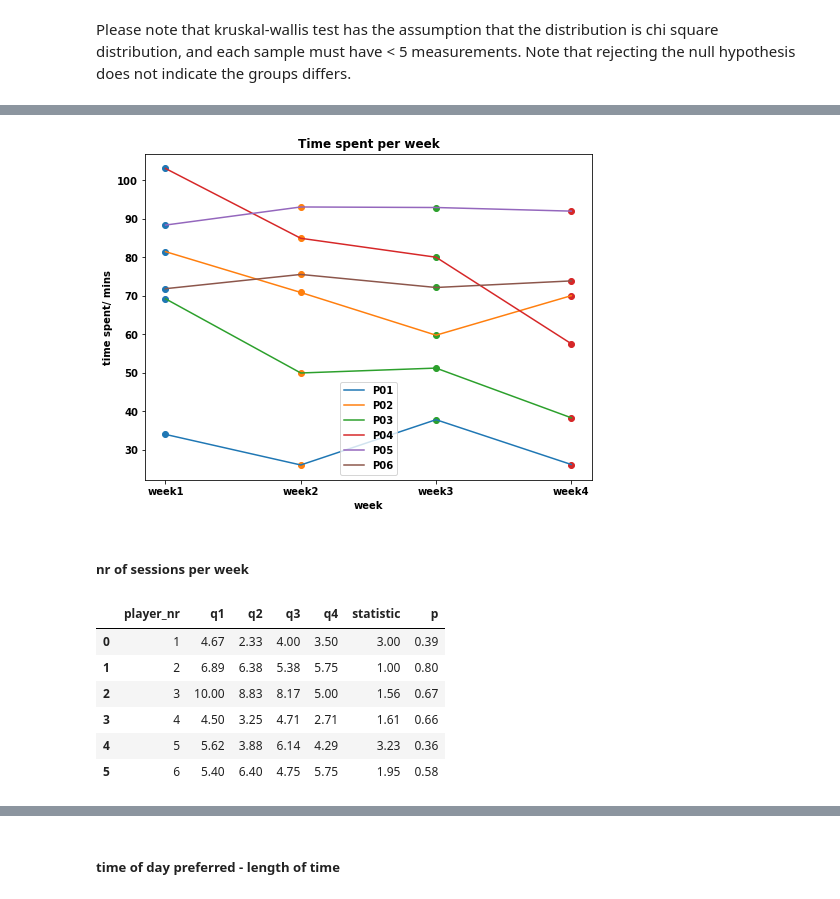
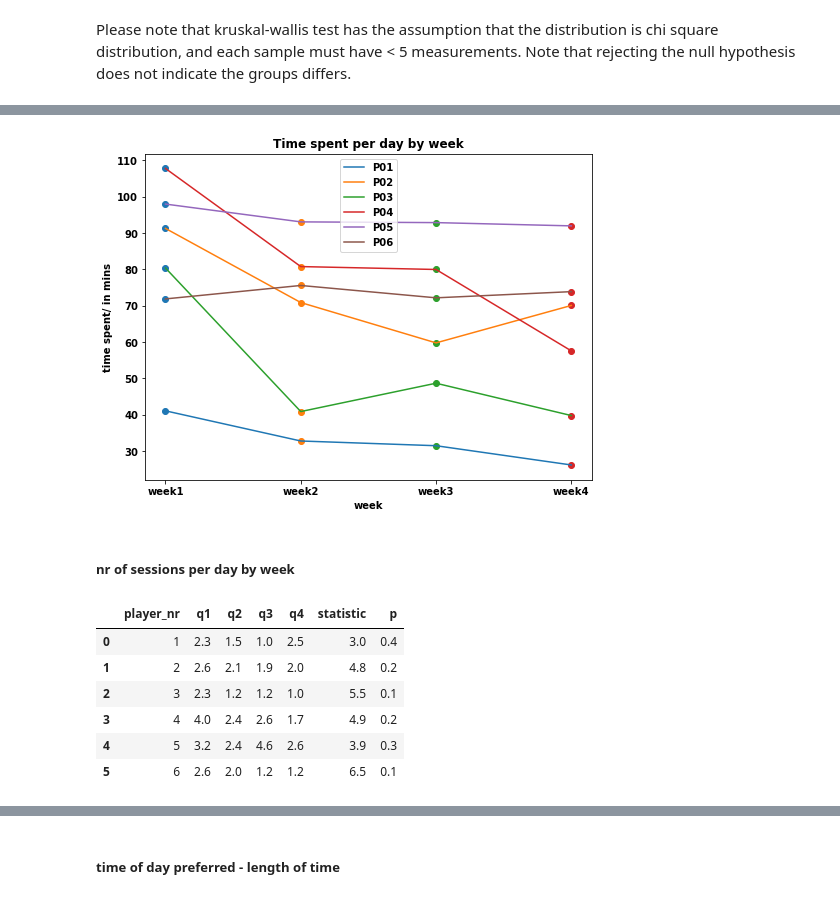
Before and after one commit to doscsy12/robotic_hometherapy, a Jupyter notebook: EDA_summary.ipynb, the cells around one changed output, grey strips where cells are left out. Saved outputs shown, nothing was run; the diff lists cells and outputs as text; code cells hidden in the pictures.

```diff
--- a/EDA_summary.ipynb
+++ b/EDA_summary.ipynb
@@ -42,6 +40,9 @@ list_of_timegroupsession = [pd.read_csv(filename) for filename in glob.glob(path
 # %%
 list_of_timesession = []
 list_of_timesession = [pd.read_csv(filename) for filename in glob.glob(path + '*_time_session.csv')]
+# %%
+list_of_ori_session = []
+list_of_ori_session = [pd.read_csv(filename) for filename in glob.glob(path + '*_ori_sessions.csv')]
 # %%
 list_of_genpam = []
 list_of_genpam = [pd.read_csv(filename) for filename in glob.glob(path + '*_gen_parameters.csv')]
@@ -125,0 +262,26 @@ Please note that this chisq test is invalid as the total number of samples is re
+# %%
+player_nr = []
+all_ave_lapsed_time = []
+ave_lapsed_days = []
+ave_lapsed_hours = []
+ave_lapsed_mins = []
+
+for nr, session in enumerate(list_of_ori_session):
+    player_nr.append(nr+1)
+    session['lapsed_time'] = np.nan
+    session = session.sort_values('start')
+
+    for row in range(0,len(session)-1):
+        session['lapsed_time'].iloc[row+1] = session.iloc[row+1]['start'] - session.iloc[row]['end']
+
+    all_ave_lapsed_time.append(session[['lapsed_time']].dropna().sum()[0] / len(session[['lapsed_time']]))
+    ave_lapsed_time = session[['lapsed_time']].dropna().sum() / len(session[['lapsed_time']])
+
+    lapsed_days = ave_lapsed_time.dt.days[0]
+    lapsed_hours, remainder = divmod(ave_lapsed_time.dt.seconds[0], 3600)
+    lapsed_minutes, lapsed_seconds = divmod(remainder, 60)
+
+    ave_lapsed_days.append(lapsed_days)
+    ave_lapsed_hours.append(lapsed_hours)
+    ave_lapsed_mins.append(lapsed_minutes)
+#     print(f'average lapsed time between sessions = {lapsed_days} days, {lapsed_hours:.2f} hours, {lapsed_minutes:.2f} mins')
@@ -133,13 +315,13 @@ q3 = []
 q4 = []
 kruskal = []
 p = []
-for nr, time_session in enumerate(list_of_timegroupsession):
+for nr, time_session in enumerate(list_of_timesession):
     player_nr.append(nr+1)
 
-    q1.append(np.array_split(list_of_timegroupsession[nr][['diff']],4)[0].mean()[0])
-    q2.append(np.array_split(list_of_timegroupsession[nr][['diff']],4)[1].mean()[0])
-    q3.append(np.array_split(list_of_timegroupsession[nr][['diff']],4)[2].mean()[0])
-    q4.append(np.array_split(list_of_timegroupsession[nr][['diff']],4)[3].mean()[0])
+    q1.append(np.array_split(list_of_timesession[nr].groupby('just_date').sum().reset_index()[['diff']],4)[0].mean()[0])
+    q2.append(np.array_split(list_of_timesession[nr].groupby('just_date').sum().reset_index()[['diff']],4)[1].mean()[0])
+    q3.append(np.array_split(list_of_timesession[nr].groupby('just_date').sum().reset_index()[['diff']],4)[2].mean()[0])
+    q4.append(np.array_split(list_of_timesession[nr].groupby('just_date').sum().reset_index()[['diff']],4)[3].mean()[0])
 
     stats, pvalue = scipy.stats.kruskal(q1,q2,q3,q4)
     kruskal.append(stats)
@@ -152,7 +334,7 @@ timegroupsession = {'player_nr' : player_nr,
       'q4' : q4,
       'statistic' : kruskal,
       'p' : p}
-timegroupsession = np.around(pd.DataFrame(timegroupsession),2)
+timegroupsession = np.around(pd.DataFrame(timegroupsession),1)
 timegroupsession
 # %% [output]
 |  | player_nr | q1 | q2 | q3 | q4 | statistic | p |
@@ -172,22 +354,22 @@ stats, p
 # %%
 plt.figure(figsize=(8, 6))
 x = ['week1','week2','week3','week4']
 y = [timegroupsession['q1'],timegroupsession['q2'],timegroupsession['q3'],timegroupsession['q4']]
 # plot timesession
 for xe, ye in zip(x, y):
     plt.scatter([xe] * len(ye), ye)
 
 lineObjects = plt.plot(x, y)
 plt.legend(iter(lineObjects), ('P01', 'P02', 'P03', 'P04', 'P05','P06'))
 
-plt.title('Time spent per week')
+plt.title('Time spent per day by week')
 plt.xlabel('week')
-plt.ylabel('time spent/ mins')
+plt.ylabel('time spent/ in mins')
 plt.show();
 # %% [output]
-[figure, old version]
+[figure, new version]
-# %% [markdown]
-##### nr of sessions per week
+# %% [markdown]
+##### nr of sessions per day by week
 # %%
 player_nr = []
 q1 = []
@@ -215,16 +397,16 @@ nr_session = {'player_nr' : player_nr,
       'q4' : q4,
       'statistic' : kruskal,
       'p' : p}
-nr_session = np.around(pd.DataFrame(nr_session),2)
+nr_session = np.around(pd.DataFrame(nr_session),1)
 nr_session
 # %% [output]
 |  | player_nr | q1 | q2 | q3 | q4 | statistic | p |
-| 0 | 1 | 4.67 | 2.33 | 4.00 | 3.50 | 3.00 | 0.39 |
-| 1 | 2 | 6.89 | 6.38 | 5.38 | 5.75 | 1.00 | 0.80 |
-| 2 | 3 | 10.00 | 8.83 | 8.17 | 5.00 | 1.56 | 0.67 |
-| 3 | 4 | 4.50 | 3.25 | 4.71 | 2.71 | 1.61 | 0.66 |
-| 4 | 5 | 5.62 | 3.88 | 6.14 | 4.29 | 3.23 | 0.36 |
-| 5 | 6 | 5.40 | 6.40 | 4.75 | 5.75 | 1.95 | 0.58 |
+| 0 | 1 | 2.3 | 1.5 | 1.0 | 2.5 | 3.0 | 0.4 |
+| 1 | 2 | 2.6 | 2.1 | 1.9 | 2.0 | 4.8 | 0.2 |
+| 2 | 3 | 2.3 | 1.2 | 1.2 | 1.0 | 5.5 | 0.1 |
+| 3 | 4 | 4.0 | 2.4 | 2.6 | 1.7 | 4.9 | 0.2 |
+| 4 | 5 | 3.2 | 2.4 | 4.6 | 2.6 | 3.9 | 0.3 |
+| 5 | 6 | 2.6 | 2.0 | 1.2 | 1.2 | 6.5 | 0.1 |
 # %%
 stats, p = scipy.stats.kruskal(nr_session['q1'],nr_session['q2'],nr_session['q3'],nr_session['q4'])
 stats, p
```
Also changed, not shown: parts of 66 cells of this notebook, 1 other file.
